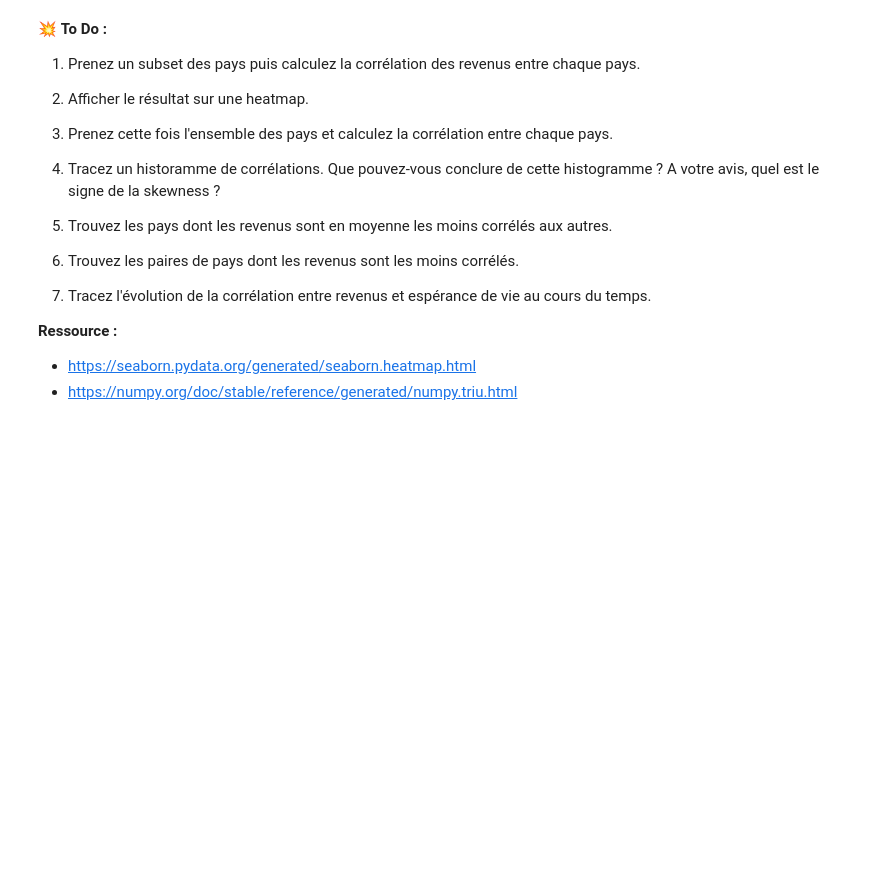
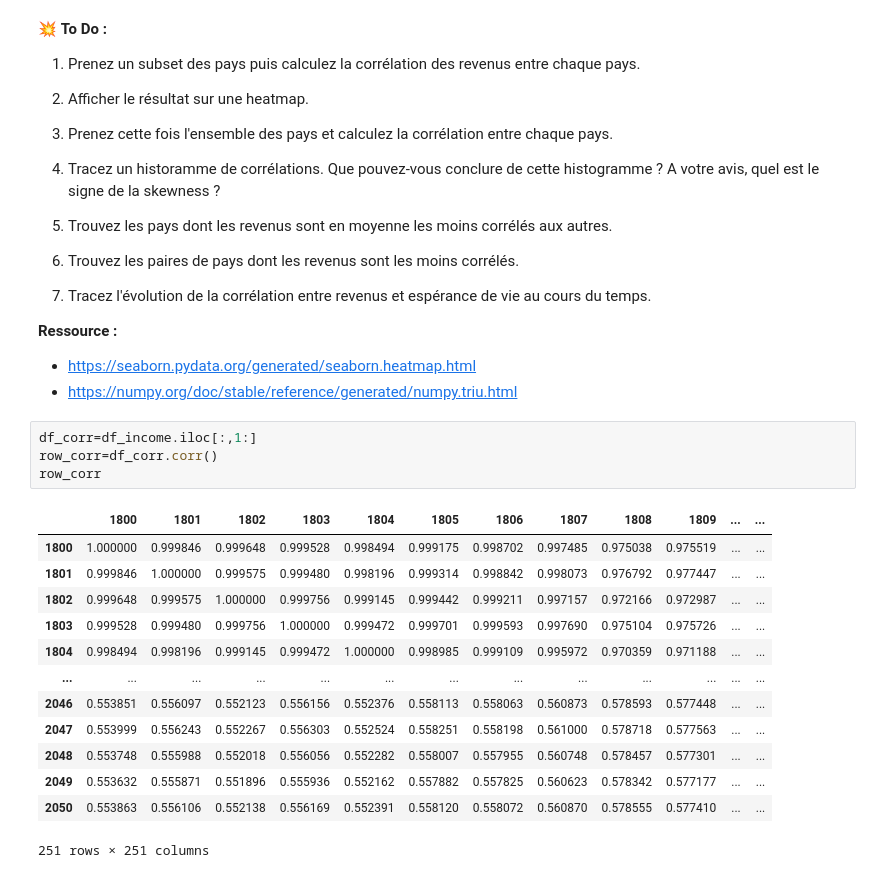
Before and after one commit to ELMOTTA89/Statistique, a Jupyter notebook: 7. Statistiques/1 - Statistiques - Introduction - Gapminder - 2.5jrs/1. Intro Gapminder.ipynb, the cells around one changed output. Cells and saved outputs as stored; diff of their text form; blank space fills up the shorter version.

```diff
--- a/7. Statistiques/1 - Statistiques - Introduction - Gapminder - 2.5jrs/1. Intro Gapminder.ipynb
+++ b/7. Statistiques/1 - Statistiques - Introduction - Gapminder - 2.5jrs/1. Intro Gapminder.ipynb
@@ -970,3 +1072,21 @@ Valeur de la corrélation :
 **Ressource :**
 - https://seaborn.pydata.org/generated/seaborn.heatmap.html
 - https://numpy.org/doc/stable/reference/generated/numpy.triu.html
+# %%
+df_corr=df_income.iloc[:,1:]
+row_corr=df_corr.corr()
+row_corr
+# %% [output]
+|  | 1800 | 1801 | 1802 | 1803 | 1804 | 1805 | 1806 | 1807 | 1808 | 1809 | ... | ... |
+| 1800 | 1.000000 | 0.999846 | 0.999648 | 0.999528 | 0.998494 | 0.999175 | 0.998702 | 0.997485 | 0.975038 | 0.975519 | ... | ... |
+| 1801 | 0.999846 | 1.000000 | 0.999575 | 0.999480 | 0.998196 | 0.999314 | 0.998842 | 0.998073 | 0.976792 | 0.977447 | ... | ... |
+| 1802 | 0.999648 | 0.999575 | 1.000000 | 0.999756 | 0.999145 | 0.999442 | 0.999211 | 0.997157 | 0.972166 | 0.972987 | ... | ... |
+| 1803 | 0.999528 | 0.999480 | 0.999756 | 1.000000 | 0.999472 | 0.999701 | 0.999593 | 0.997690 | 0.975104 | 0.975726 | ... | ... |
+| 1804 | 0.998494 | 0.998196 | 0.999145 | 0.999472 | 1.000000 | 0.998985 | 0.999109 | 0.995972 | 0.970359 | 0.971188 | ... | ... |
+| ... | ... | ... | ... | ... | ... | ... | ... | ... | ... | ... | ... | ... |
+| 2046 | 0.553851 | 0.556097 | 0.552123 | 0.556156 | 0.552376 | 0.558113 | 0.558063 | 0.560873 | 0.578593 | 0.577448 | ... | ... |
+| 2047 | 0.553999 | 0.556243 | 0.552267 | 0.556303 | 0.552524 | 0.558251 | 0.558198 | 0.561000 | 0.578718 | 0.577563 | ... | ... |
+| 2048 | 0.553748 | 0.555988 | 0.552018 | 0.556056 | 0.552282 | 0.558007 | 0.557955 | 0.560748 | 0.578457 | 0.577301 | ... | ... |
+| 2049 | 0.553632 | 0.555871 | 0.551896 | 0.555936 | 0.552162 | 0.557882 | 0.557825 | 0.560623 | 0.578342 | 0.577177 | ... | ... |
+| 2050 | 0.553863 | 0.556106 | 0.552138 | 0.556169 | 0.552391 | 0.558120 | 0.558072 | 0.560870 | 0.578555 | 0.577410 | ... | ... |
+251 rows × 251 columns
```
Also changed, not shown: parts of 11 cells of this notebook, 1 other file.
